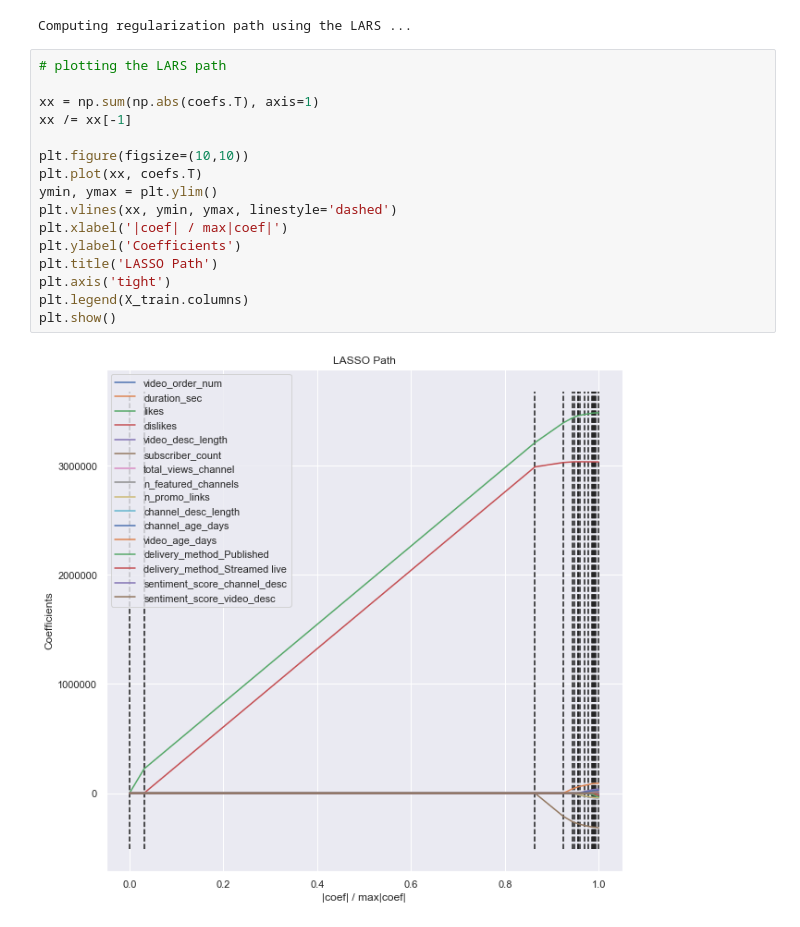
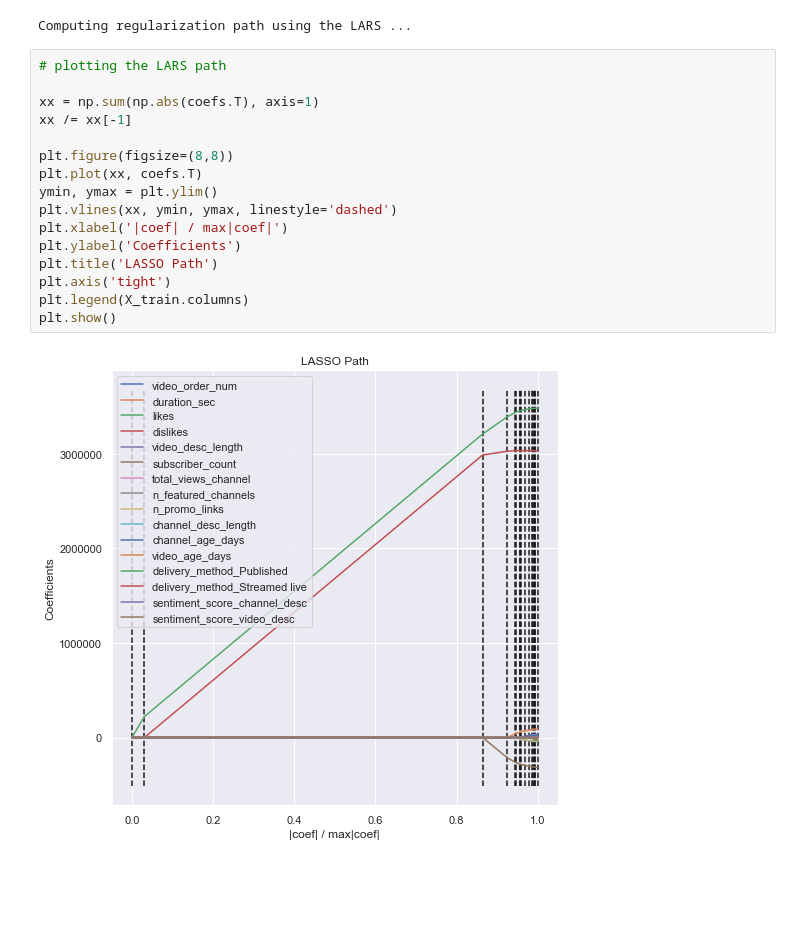
Before and after one commit to elena-du/Yoga-Video-Youtube-Analysis, a Jupyter notebook: feature_engineering/feature_preprocessing_EDA_8162_0416.ipynb, the cells around one changed output. Saved outputs shown, nothing was run; the diff lists cells and outputs as text; blank space fills up the shorter version.

```diff
--- a/feature_engineering/feature_preprocessing_EDA_8162_0416.ipynb
+++ b/feature_engineering/feature_preprocessing_EDA_8162_0416.ipynb
@@ -935,18 +935,18 @@ Computing regularization path using the LARS ...
 # %%
 # plotting the LARS path
 
 xx = np.sum(np.abs(coefs.T), axis=1)
 xx /= xx[-1]
 
-plt.figure(figsize=(10,10))
+plt.figure(figsize=(8,8))
 plt.plot(xx, coefs.T)
 ymin, ymax = plt.ylim()
 plt.vlines(xx, ymin, ymax, linestyle='dashed')
 plt.xlabel('|coef| / max|coef|')
 plt.ylabel('Coefficients')
 plt.title('LASSO Path')
 plt.axis('tight')
 plt.legend(X_train.columns)
 plt.show()
 # %% [output]
-[figure, old version]
+[figure, new version]
```
Also changed, not shown: parts of 1 cell of this notebook, 9 other files.
